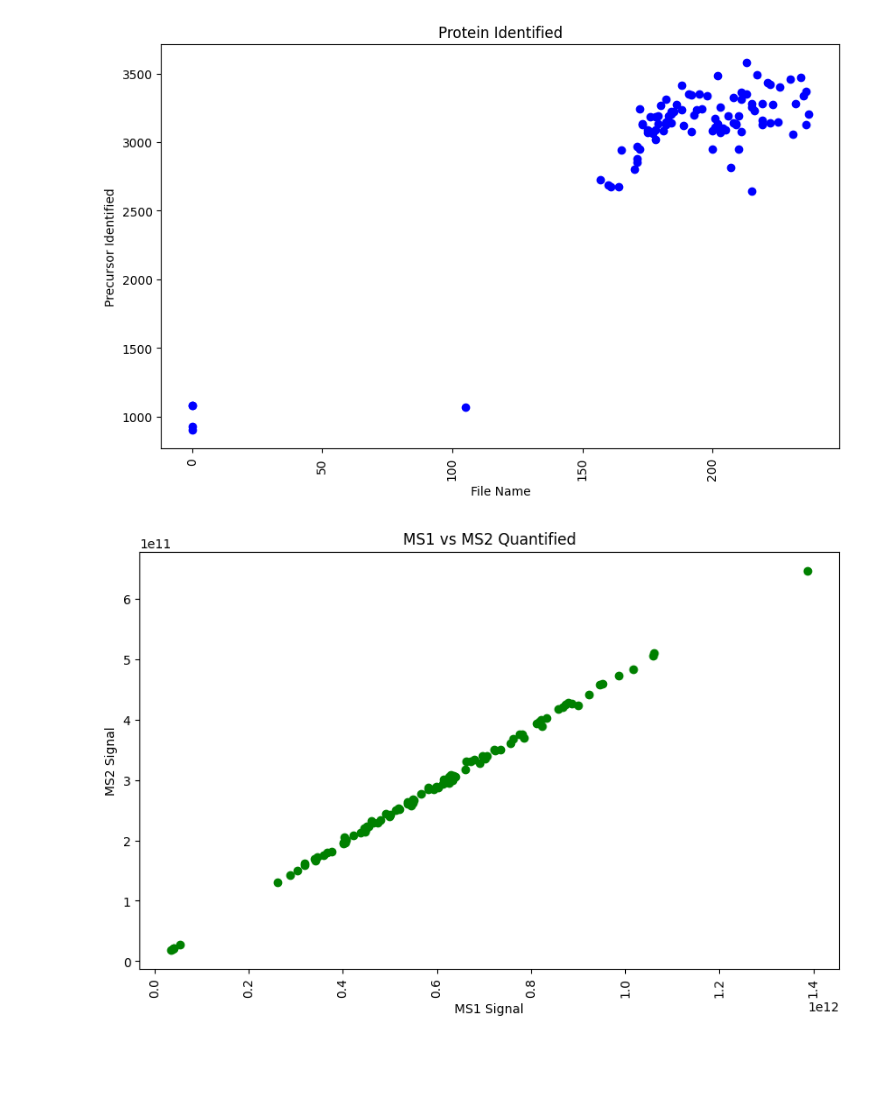
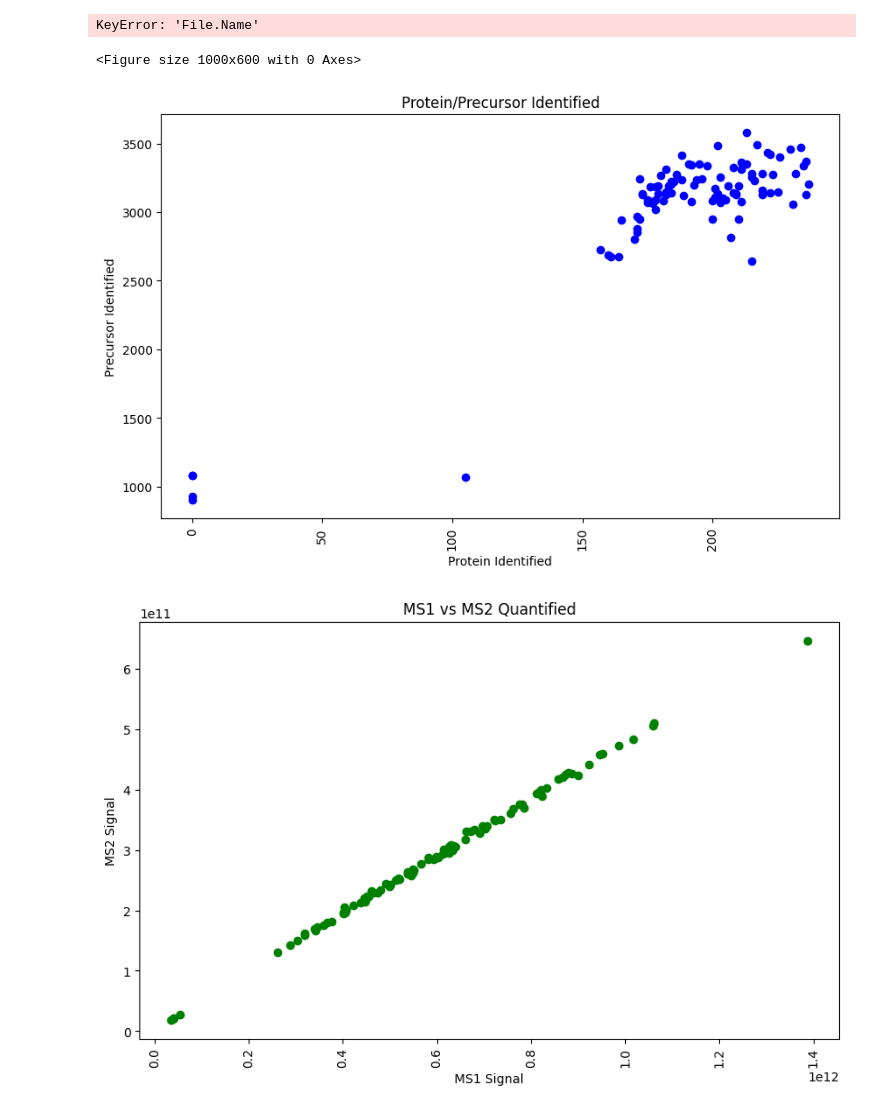
Before and after one commit to thanadol-git/deepmrm_input, a Jupyter notebook: diann_plate.ipynb, the cells around one changed output. Cells and saved outputs as stored; diff of their text form; code cells hidden in the pictures; blank space fills up the shorter version.

```diff
--- a/diann_plate.ipynb
+++ b/diann_plate.ipynb
@@ -20,17 +20,30 @@ diann_stat.head()
 | 2 | 20241127_Scapis_DIA_P1B4.mzML | 3189 | 210 | 1.252570e+10 | 464907075584 | 229803868160 | ... |
 | 3 | 20241127_Scapis_DIA_P1A4.mzML | 3128 | 219 | 1.488140e+10 | 602088210432 | 287095619584 | ... |
 | 4 | 20241127_Scapis_DIA_P1B3.mzML | 2673 | 161 | 8.151910e+09 | 318528421888 | 161724203008 | ... |
+# %%
+# Scatter plot of Total.Quantity and File name
+plt.figure(figsize=(10, 6))
+plt.scatter(df['File.Name'], df['Total.Quantity'], alpha=0.5)
+plt.title('Total Quantity vs File Name')
+plt.xlabel('Total Quantity')
+plt.ylabel('File Name')
+plt.xticks(rotation=90)
+# plt.tight_layout()
+plt.show()
+# %% [output]
+KeyError: 'File.Name'
+<Figure size 1000x600 with 0 Axes>
 # %%
 # Scatter plot of Precursor.Identified of all File names
 plt.figure(figsize=(10, 6))
 plt.scatter(diann_stat['Proteins.Identified'], diann_stat['Precursors.Identified'], color='blue', label='Precursor Identified')
-plt.xlabel('File Name')
+plt.xlabel('Protein Identified')
 plt.ylabel('Precursor Identified')
-plt.title('Protein Identified')
+plt.title('Protein/Precursor Identified')
 plt.xticks(rotation=90)
 plt.show()
 # %% [output]
-[figure, old version]
+[figure, new version]
 # %%
 # Scatter plot between MS1 and MS2
 plt.figure(figsize=(10, 6))
```
Also changed, not shown: parts of 4 cells of this notebook.
